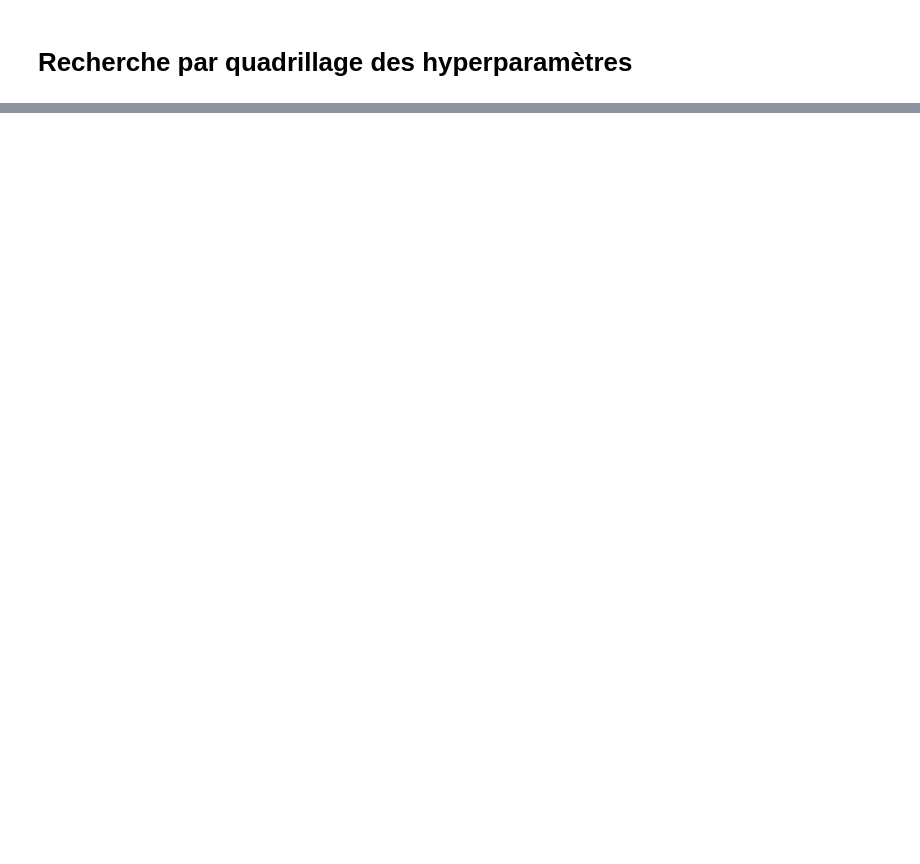
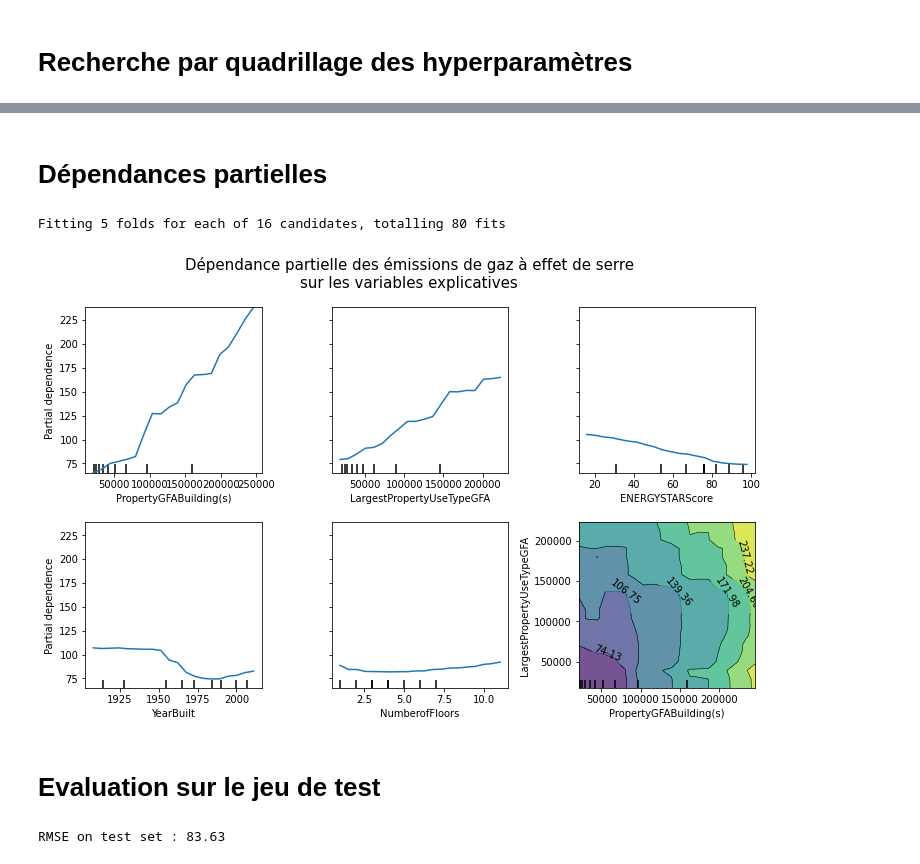
Before and after one commit to quentin-liance/Anticipez-les-besoins-en-consommation-electrique-de-batiments, a Jupyter notebook: pelec_02_modeling.ipynb, the cells around one changed output, grey strips where cells are left out. Saved outputs shown, nothing was run; the diff lists cells and outputs as text; code cells hidden in the pictures; blank space fills up the shorter version.

```diff
--- a/pelec_02_modeling.ipynb
+++ b/pelec_02_modeling.ipynb
@@ -718,0 +642,33 @@ fig.subplots_adjust(wspace=0.4, hspace=0.3)
+# %% [markdown]
+# Dépendances partielles
+# %%
+est = grid_search
+est.fit(X_train_prepared, y_train)
+
+X_train_prepared = pd.DataFrame(X_train_prepared, columns = num_attribs + cat_attribs)
+
+features = ['PropertyGFABuilding(s)', 'LargestPropertyUseTypeGFA',
+            'ENERGYSTARScore', 'YearBuilt', 'NumberofFloors',
+            ('PropertyGFABuilding(s)', 'LargestPropertyUseTypeGFA')]
+
+fig, ax = plt.subplots(figsize=(12, 7))
+plot_partial_dependence(est, X_train_prepared, features,
+                        n_jobs=3, grid_resolution=20, ax=ax)
+fig = plt.gcf()
+fig.suptitle('Dépendance partielle des émissions de gaz à effet de serre\n'
+             'sur les variables explicatives', fontsize=15)
+fig.subplots_adjust(wspace=0.4, hspace=0.3)
+# %% [output]
+Fitting 5 folds for each of 16 candidates, totalling 80 fits
+[figure, added]
+# %% [markdown]
+# Evaluation sur le jeu de test
+# %%
+X_test = strat_test_set[cat_attribs + num_attribs]
+y_test = strat_test_set[y].values
+X_test_prepared = preprocessing_looe.transform(X_test)
+final_predictions = best_model.predict(X_test_prepared)
+rmse_test_set = round(mean_squared_error(y_test, final_predictions, squared=False), 2)
+print("RMSE on test set :", rmse_test_set)
+# %% [output]
+RMSE on test set : 83.63
```
Also changed, not shown: parts of 108 cells of this notebook.
